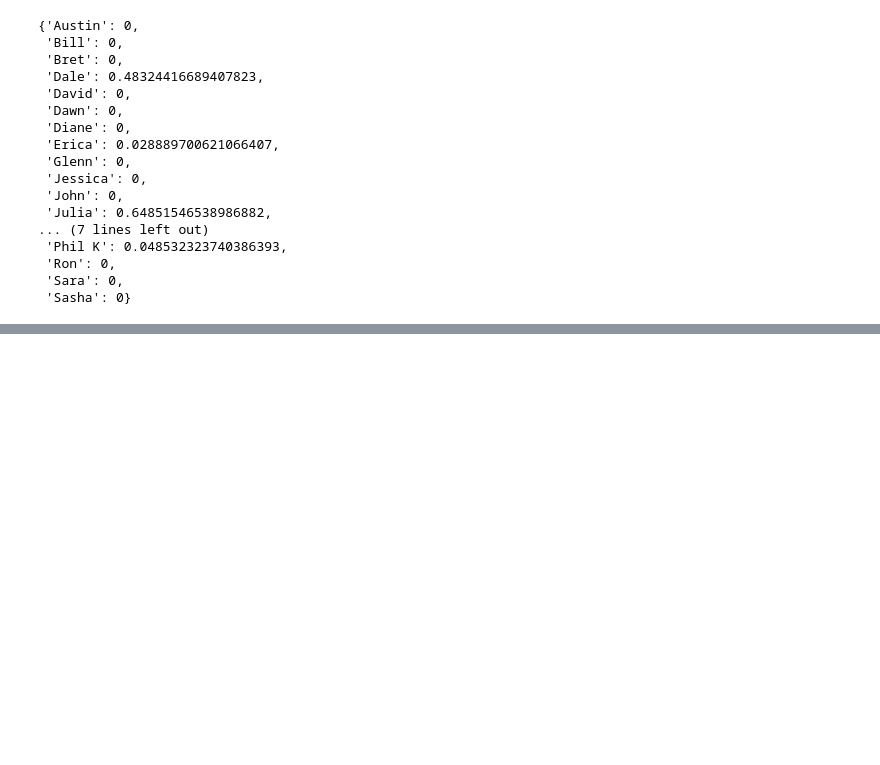
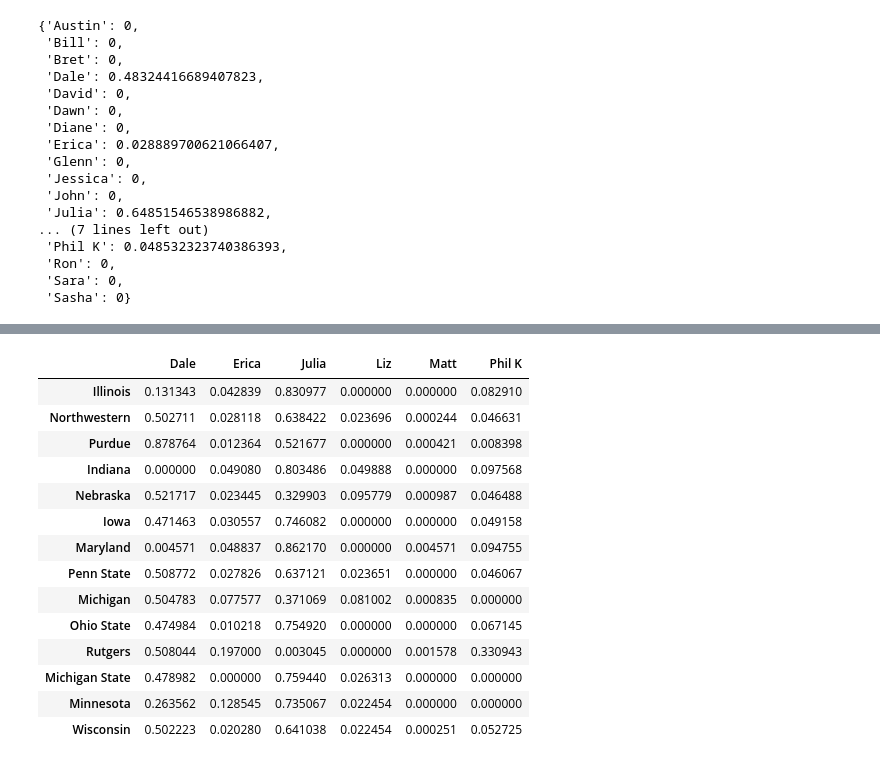
Before and after one commit to reallyasi9/team-win-calc, a Jupyter notebook: team-wins-simulation.ipynb, the cells around one changed output, grey strips where cells are left out. Drawn from its saved outputs; the diff is of its cells as text; code cells hidden in the pictures; blank space fills up the shorter version.

```diff
--- a/team-wins-simulation.ipynb
+++ b/team-wins-simulation.ipynb
@@ -160,0 +207,18 @@ win_count
+# %%
+conditional_win_count[['Dale', 'Erica', 'Julia', 'Liz', 'Matt', 'Phil K']]
+# %% [output]
+|  | Dale | Erica | Julia | Liz | Matt | Phil K |
+| Illinois | 0.131343 | 0.042839 | 0.830977 | 0.000000 | 0.000000 | 0.082910 |
+| Northwestern | 0.502711 | 0.028118 | 0.638422 | 0.023696 | 0.000244 | 0.046631 |
+| Purdue | 0.878764 | 0.012364 | 0.521677 | 0.000000 | 0.000421 | 0.008398 |
+| Indiana | 0.000000 | 0.049080 | 0.803486 | 0.049888 | 0.000000 | 0.097568 |
+| Nebraska | 0.521717 | 0.023445 | 0.329903 | 0.095779 | 0.000987 | 0.046488 |
+| Iowa | 0.471463 | 0.030557 | 0.746082 | 0.000000 | 0.000000 | 0.049158 |
+| Maryland | 0.004571 | 0.048837 | 0.862170 | 0.000000 | 0.004571 | 0.094755 |
+| Penn State | 0.508772 | 0.027826 | 0.637121 | 0.023651 | 0.000000 | 0.046067 |
+| Michigan | 0.504783 | 0.077577 | 0.371069 | 0.081002 | 0.000835 | 0.000000 |
+| Ohio State | 0.474984 | 0.010218 | 0.754920 | 0.000000 | 0.000000 | 0.067145 |
+| Rutgers | 0.508044 | 0.197000 | 0.003045 | 0.000000 | 0.001578 | 0.330943 |
+| Michigan State | 0.478982 | 0.000000 | 0.759440 | 0.026313 | 0.000000 | 0.000000 |
+| Minnesota | 0.263562 | 0.128545 | 0.735067 | 0.022454 | 0.000000 | 0.000000 |
+| Wisconsin | 0.502223 | 0.020280 | 0.641038 | 0.022454 | 0.000251 | 0.052725 |
```
Also changed, not shown: parts of 2 cells of this notebook.
